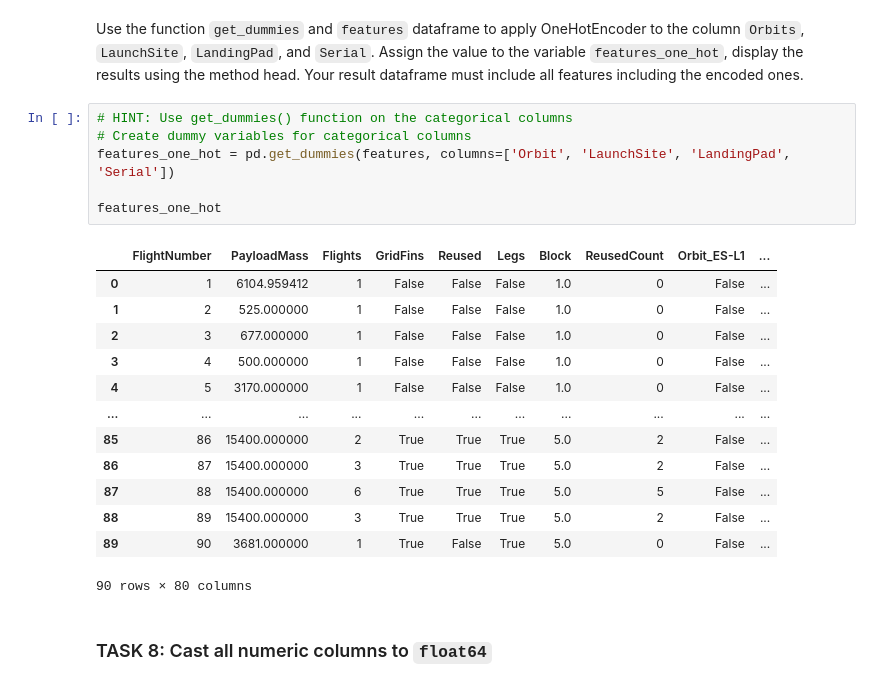
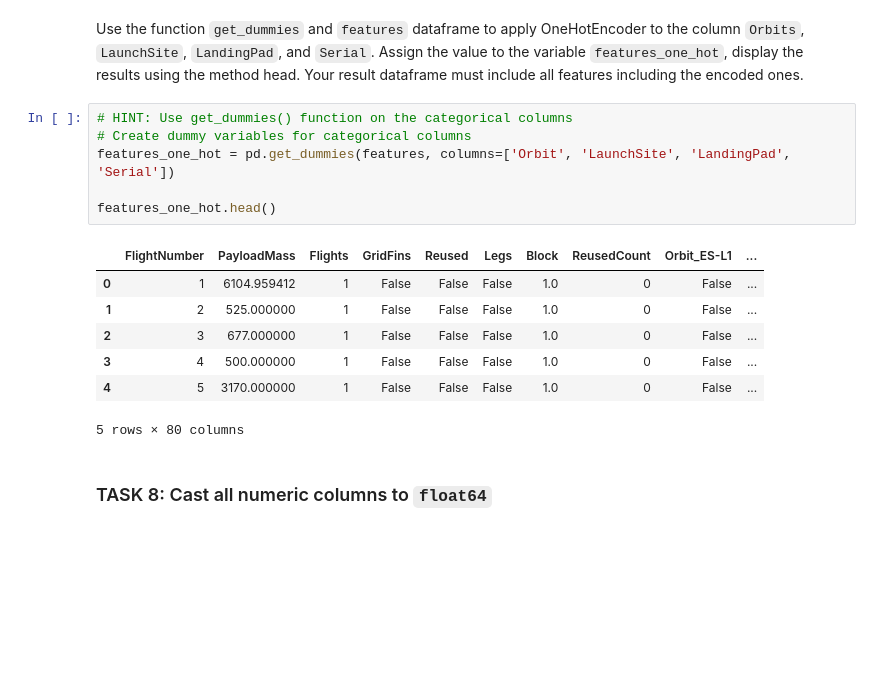
Before and after one commit to abc4322/Coursera, a Jupyter notebook: Capstone Project/edadataviz.ipynb, the cells around one changed output. Drawn from its saved outputs; the diff is of its cells as text; blank space fills up the shorter version.

```diff
--- a/Capstone Project/edadataviz.ipynb
+++ b/Capstone Project/edadataviz.ipynb
@@ -265,23 +287,17 @@ Use the function <code>get_dummies</code> and <code>features</code> dataframe to
 # %%
 # HINT: Use get_dummies() function on the categorical columns
 # Create dummy variables for categorical columns
 features_one_hot = pd.get_dummies(features, columns=['Orbit', 'LaunchSite', 'LandingPad', 'Serial'])
 
-features_one_hot
+features_one_hot.head()
 # %% [output]
 |  | FlightNumber | PayloadMass | Flights | GridFins | Reused | Legs | Block | ReusedCount | Orbit_ES-L1 | ... |
 | 0 | 1 | 6104.959412 | 1 | False | False | False | 1.0 | 0 | False | ... |
 | 1 | 2 | 525.000000 | 1 | False | False | False | 1.0 | 0 | False | ... |
 | 2 | 3 | 677.000000 | 1 | False | False | False | 1.0 | 0 | False | ... |
 | 3 | 4 | 500.000000 | 1 | False | False | False | 1.0 | 0 | False | ... |
 | 4 | 5 | 3170.000000 | 1 | False | False | False | 1.0 | 0 | False | ... |
-| ... | ... | ... | ... | ... | ... | ... | ... | ... | ... | ... |
-| 85 | 86 | 15400.000000 | 2 | True | True | True | 5.0 | 2 | False | ... |
-| 86 | 87 | 15400.000000 | 3 | True | True | True | 5.0 | 2 | False | ... |
-| 87 | 88 | 15400.000000 | 6 | True | True | True | 5.0 | 5 | False | ... |
-| 88 | 89 | 15400.000000 | 3 | True | True | True | 5.0 | 2 | False | ... |
-| 89 | 90 | 3681.000000 | 1 | True | False | True | 5.0 | 0 | False | ... |
-90 rows × 80 columns
+5 rows × 80 columns
 # %% [markdown]
 ### TASK  8: Cast all numeric columns to `float64`
 # %% [markdown]
```
Also changed, not shown: parts of 6 cells of this notebook.
